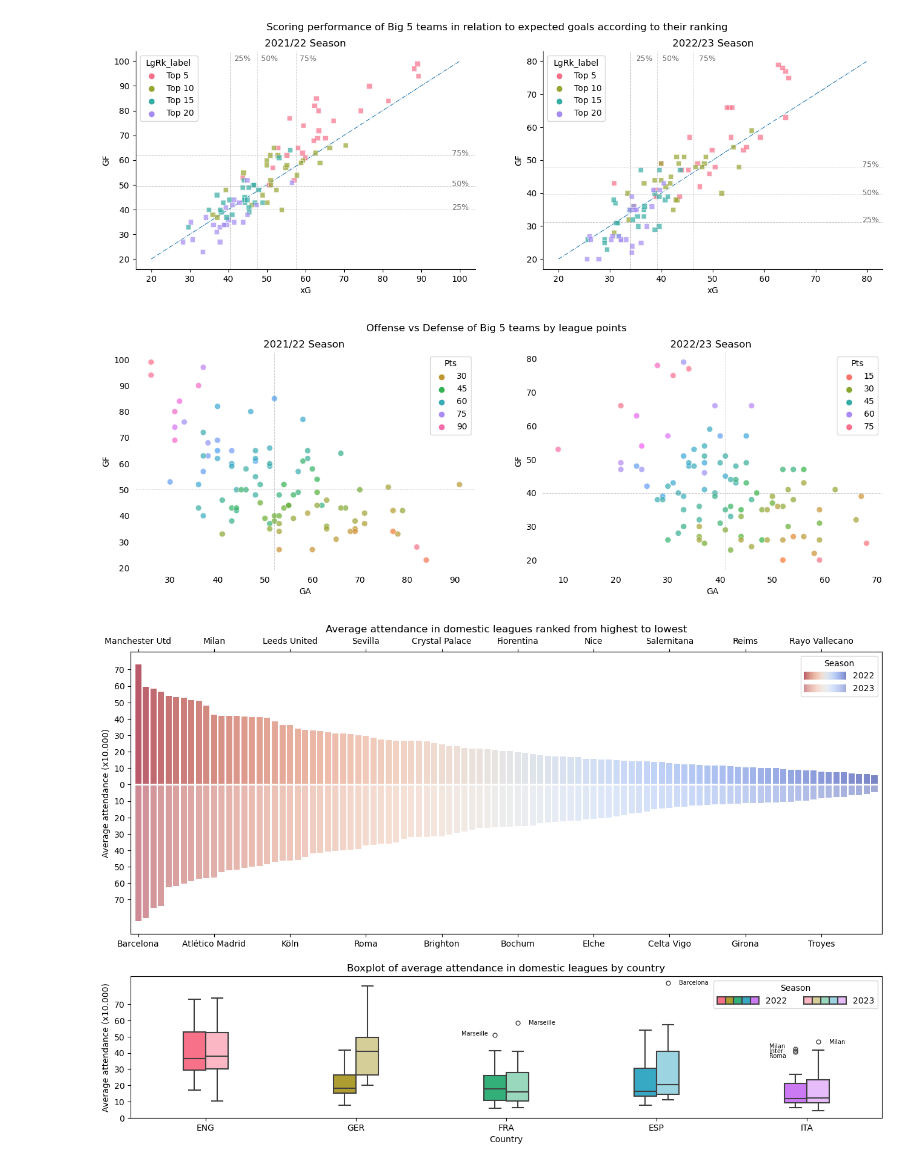
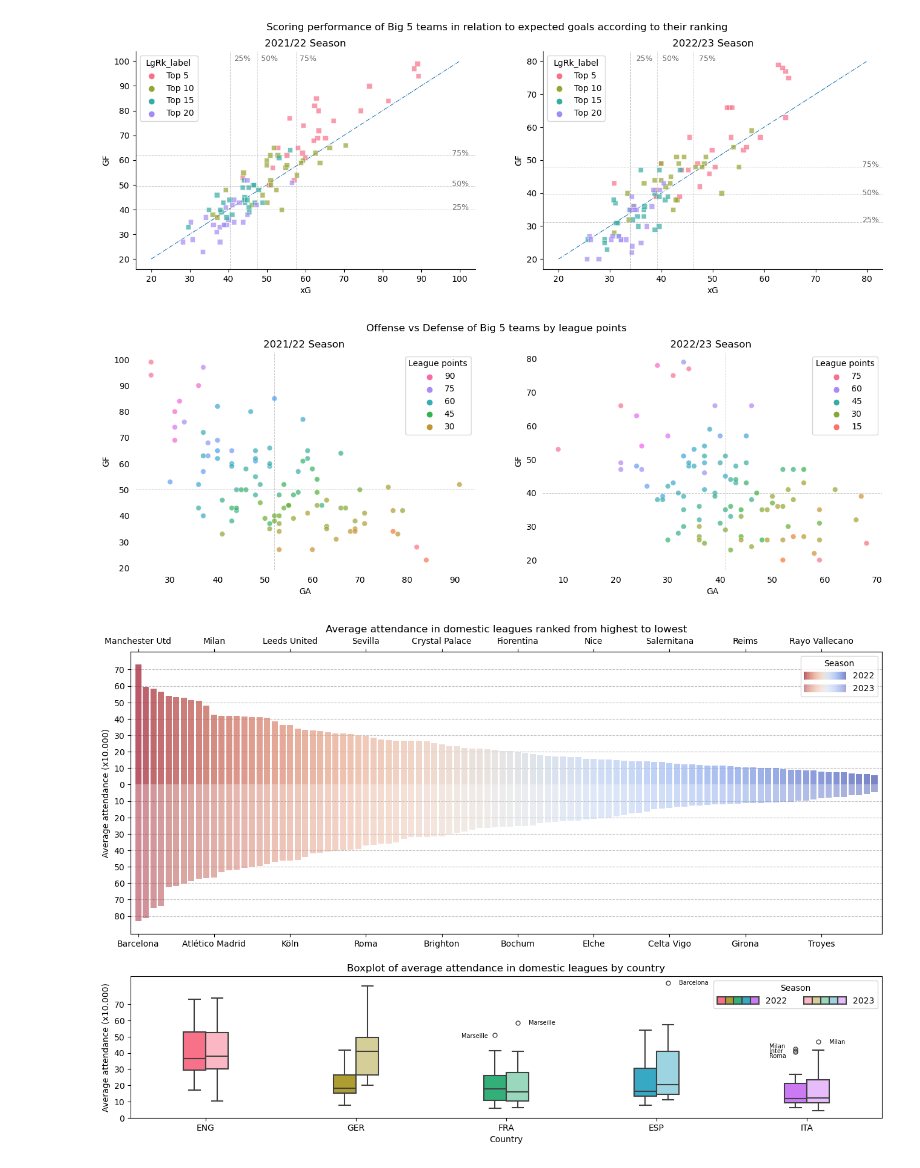
Before and after one commit to achrafkr/Data-Visualization, a Jupyter notebook: Notebooks/Football_stats.ipynb, the cells around one changed output. Saved outputs shown, nothing was run; the diff lists cells and outputs as text; code cells hidden in the pictures.

```diff
--- a/Notebooks/Football_stats.ipynb
+++ b/Notebooks/Football_stats.ipynb
@@ -25,18 +27,15 @@ def label_rk(rank):
     return labels[idx]
 # %%
 # Process datasets
-tm_2022["Top_Team_Scorer_name"] = tm_2022["Top Team Scorer"].apply(lambda x: " ".join(x.split(" ")[:-2]))
-tm_2023["Top_Team_Scorer_name"] = tm_2023["Top Team Scorer"].apply(lambda x: " ".join(x.split(" ")[:-2]))
-tm_2022["Top_Team_Scorer_goals"] = tm_2022["Top Team Scorer"].apply(lambda x: x.split(" ")[-1]).astype("int64")
-tm_2023["Top_Team_Scorer_goals"] = tm_2023["Top Team Scorer"].apply(lambda x: x.split(" ")[-1]).astype("int64")
-tm_2022["Top_Team_Scorer_contribution"] = tm_2022["Top_Team_Scorer_goals"]/tm_2022["GF"]
-tm_2023["Top_Team_Scorer_contribution"] = tm_2023["Top_Team_Scorer_goals"]/tm_2023["GF"]
-tm_2022["LgRk_label"] = tm_2022["LgRk"].apply(label_rk)
-tm_2023["LgRk_label"] = tm_2023["LgRk"].apply(label_rk)
-tm_2022["GD_xGD_diff"] = tm_2022["GD"]- tm_2022["xGD"]
-tm_2023["GD_xGD_diff"] = tm_2023["GD"]- tm_2023["xGD"]
+data = [tm_2022, tm_2023]
+for i in range(2):
+   data[i]["Top_Team_Scorer_name"] = data[i]["Top Team Scorer"].apply(lambda x: " ".join(x.split(" ")[:-2]))
+   data[i]["Top_Team_Scorer_goals"] = data[i]["Top Team Scorer"].apply(lambda x: x.split(" ")[-1]).astype("int64")
+   data[i]["Top_Team_Scorer_contribution"] = data[i]["Top_Team_Scorer_goals"]/data[i]["GF"]
+   data[i]["LgRk_label"] = data[i]["LgRk"].apply(label_rk)
+   data[i]["GD_xGD_diff"] = data[i]["GD"]- data[i]["xGD"]
+
 tm_2022.rename(columns = {"Pts/G":"Pts/MP"}, inplace=True)
-
 del tm_2022["Top Team Scorer"], tm_2023["Top Team Scorer"]
 # %%
 fig, ax = plt.subplots(1, 2, figsize = (16, 4.7))
@@ -53,7 +52,14 @@ for i in range(2):
     ax[i].tick_params(left=False, bottom=False)
     ax[i].set_title("{} Season".format(title[i]))
     ax[i].set_xlabel("League Ranking")
-    ax[i].legend(bbox_to_anchor=(0.8, -0.2), ncol=2)
+    handles, labels = ax[i].get_legend_handles_labels()
+    ax[i].legend().remove()
+    [hand.set_alpha(0.7) for hand in handles[:6]]
+    legend = ax[i].legend(handles=handles[:6], labels=labels[:6], markerscale=1.5, loc="best", ncol=1)
+    ax[i].add_artist(legend)
+    [hand.set_alpha(0.5) for hand in handles[6:]]
+    ax[i].legend(handles=handles[6:], labels=labels[6:], bbox_to_anchor=(0.8, -0.2), ncol=3)
+
 
 sns.despine(top=True, left=True, bottom=True, right=True)
 plt.suptitle("Total goals and the influence of the scoring leader of Big 5 teams compared to their standings")
@@ -119,30 +125,31 @@ fig, ax = plt.subplots(1, 2, figsize=(16, 4.7))
 data = [tm_2022, tm_2023]
 title = ["2021/22", "2022/23"]
 for i in range(2):
-    sns.scatterplot(data=data[i], x="GA", y="GF", hue="Pts", alpha=0.7, legend=True, palette="husl", s=50, ax=ax[i])
+    sns.scatterplot(data=data[i], x="GA", y="GF", hue="Pts", alpha=0.7, legend=True, palette="husl", s=40, ax=ax[i])
     ax[i].axhline(np.round(np.median(data[i].GF)), color='gray', linestyle='--', linewidth=0.7, alpha=0.4)
     ax[i].axvline(np.round(np.median(data[i].GA)), color='gray', linestyle='--', linewidth=0.7, alpha=0.4)
     ax[i].tick_params(left=False, bottom=False)
     ax[i].set_title("{} Season ".format(title[i]))
+    ax[i].legend(title="League points", reverse=True)
 
 sns.despine(top=True, left=True, bottom=True, right=True)
 plt.suptitle("Offense vs Defense of Big 5 teams by league points")
 plt.show()
 # %% [output]
-[figure, old version]
+[figure, new version]
 # %%
 fig, ax = plt.subplots(2, 1, figsize=(16, 10), gridspec_kw={'height_ratios': [2, 1]})
 # Upper figure
 tm_2023.Attendance = tm_2023.Attendance.apply(lambda x: x*(-1))
 
 sns.barplot(tm_2022.sort_values(by="Attendance", ascending=False), x="Squad", y="Attendance",
-            palette="coolwarm_r", alpha=0.75, lw=0, ax=ax[0])
+            palette="coolwarm_r", alpha=0.75, lw=0, ax=ax[0], zorder=3)
 
 sns.barplot(tm_2023.sort_values(by="Attendance"), x="Squad", y="Attendance",
-            palette="coolwarm_r", alpha=0.52, lw=0, ax=ax[0])
+            palette="coolwarm_r", alpha=0.52, lw=0, ax=ax[0], zorder=3)
 
 ax[0].set_xticks(range(0, len(tm_2022)+1, 10), labels=tm_2022.sort_values(by="Attendance", ascending=False).Squad.values[::10], rotation = 0)
-ax[0].set_yticks(range(-70000, 75000, 10000), labels=list(range(10, 75, 10))[::-1] + list(range(0, 75, 10)))
+ax[0].set_yticks(range(-80000, 75000, 10000), labels=list(range(10, 85, 10))[::-1] + list(range(0, 75, 10)))
 ax_ = ax[0].twiny()
 ax[0].tick_params(labelbottom=False, bottom=False, labeltop=True, top=True)
 ax_.tick_params(labelbottom=True, bottom=True, labeltop=False, top=False)
@@ -152,6 +159,8 @@ ax[0].set_ylabel("Average attendance (x10.000)")
 ax[0].set_title("Average attendance in domestic leagues ranked from highest to lowest")
 ax[0].set_xlim(-1, len(tm_2022))
 ax[0].axhline(0, color="white", linewidth=2)
+ax[0].grid(axis='y', linestyle='dashed', alpha=0.8, zorder=0)
+
 ax_.set_xlim(-1, len(tm_2023))
 handles = [tuple([p for p in ax[0].patches][98*i:98*(i+1):2]) for i in range(2)]
 ax[0].legend(handles=handles, labels = ["2022", "2023"], title="Season",
@@ -172,32 +181,33 @@ sns.boxplot(df_tmp, x="Country", y="Attendance", hue="Season", width=0.3, satura
 # Custom box colors
 box_colors = [f + (1 - f) * np.array(to_rgb(c))
               for c in colors for f in np.linspace(0, 0.5, len(hue_order))]
 
 box_patches = [p for p in ax[1].patches if isinstance(p, PathPatch)]
 
 for patch, c in zip(box_patches, box_colors):
     patch.set_facecolor(c)
 
 for collection, color in zip(ax[1].collections, box_colors):
     collection.set_facecolor(color)
 
+# Text annotations for outliers
 annotate = {"x": [1.7, 2.15, 3.15, 3.75, 3.75, 3.75, 4.15],
-            "y": [int(x*1000) for x in [50.7, 57.55, 82, 43, 40, 37, 45.7]],
+            "y": [int(x*1000) for x in [49.4, 57.55, 82, 43, 40, 37, 45.7]],
             "s": ["Marseille", "Marseille", "Barcelona", "Milan", "Inter", "Roma", "Milan"]}
 
 for x, y, s in zip(annotate["x"], annotate["y"], annotate["s"]):
     ax[1].text(x=x, y=y, s=s, fontsize=7)
 
 ax[1].set_yticks(range(0, 75000, 10000), labels=range(0, 75, 10))
 ax[1].set_ylabel("Average attendance (x10.000)")
 ax[1].set_title("Boxplot of average attendance in domestic leagues by country")
 
 handles = [tuple(box_patches[i::len(hue_order)]) for i in range(len(hue_order))]
 ax[1].legend(handles=handles, labels=hue_order, title="Season", ncol=2,
           handlelength=5, handleheight=1, handler_map={tuple: HandlerTuple(ndivide=None, pad=0)})
 
 plt.show()
 
 del tm_2022["Season"], tm_2023["Season"]
 # %% [output]
-[figure, old version]
+[figure, new version]
```
Also changed, not shown: parts of 7 cells of this notebook.
